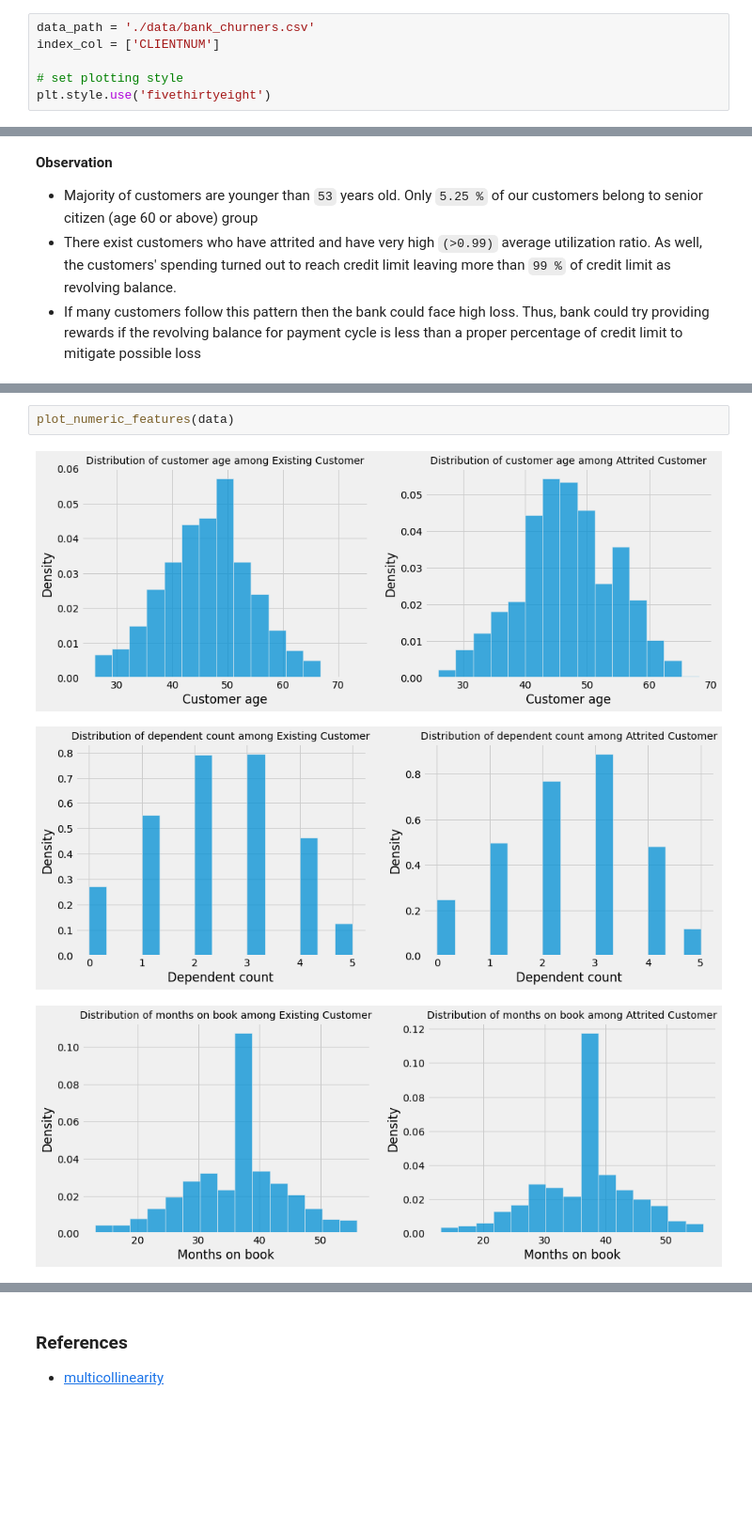
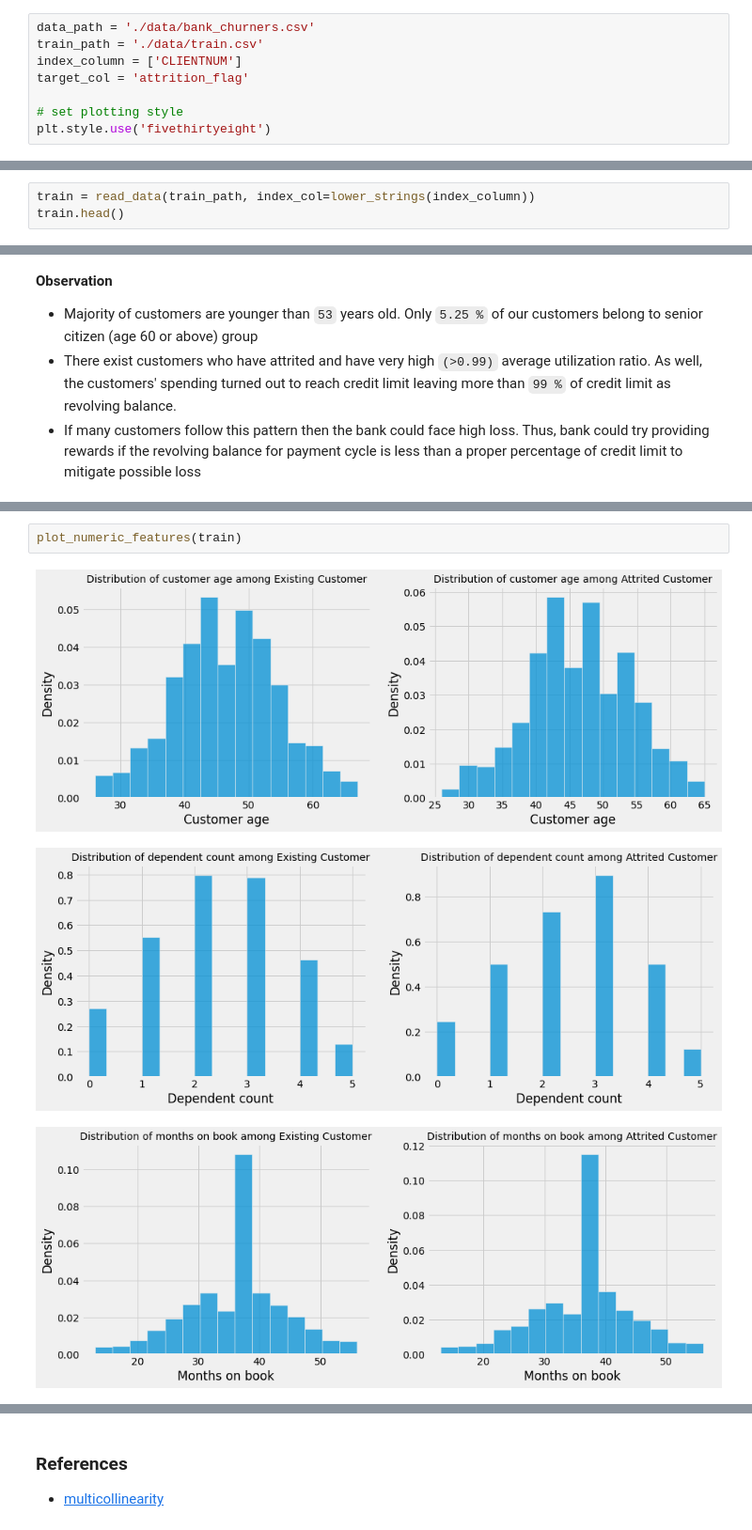
Before and after one commit to ppkgtmm/bank-churn-prediction, a Jupyter notebook: exploration.ipynb, the cells around one changed output, grey strips where cells are left out. Shown at 94% size. Saved outputs shown, nothing was run; the diff lists cells and outputs as text; blank space fills up the shorter version.

Commit message:
eda on train set

```diff
--- a/exploration.ipynb
+++ b/exploration.ipynb
@@ -7,7 +7,9 @@ import matplotlib.pyplot as plt
 ### Configure defaults
 # %%
 data_path = './data/bank_churners.csv'
-index_col = ['CLIENTNUM']
+train_path = './data/train.csv'
+index_column = ['CLIENTNUM']
+target_col = 'attrition_flag'
 
 # set plotting style
 plt.style.use('fivethirtyeight')
@@ -27,3 +29,6 @@ data.head()
 | 713982108 | Existing Customer | 51 | M | 3 | Graduate | Married | ... |
 | 769911858 | Existing Customer | 40 | F | 4 | High School | Unknown | ... |
 | 709106358 | Existing Customer | 40 | M | 3 | Uneducated | Married | ... |
+# %%
+train = read_data(train_path, index_col=lower_strings(index_column))
+train.head()
@@ -109,6 +122,6 @@ plot_categorical_features(data)
 # %%
-plot_numeric_features(data)
+plot_numeric_features(train)
 # %% [output]
-[figure, old version]
+[figure, new version]
-[figure, old version]
+[figure, new version]
-[figure, old version]
+[figure, new version]
```
Also changed, not shown: parts of 11 cells of this notebook.
